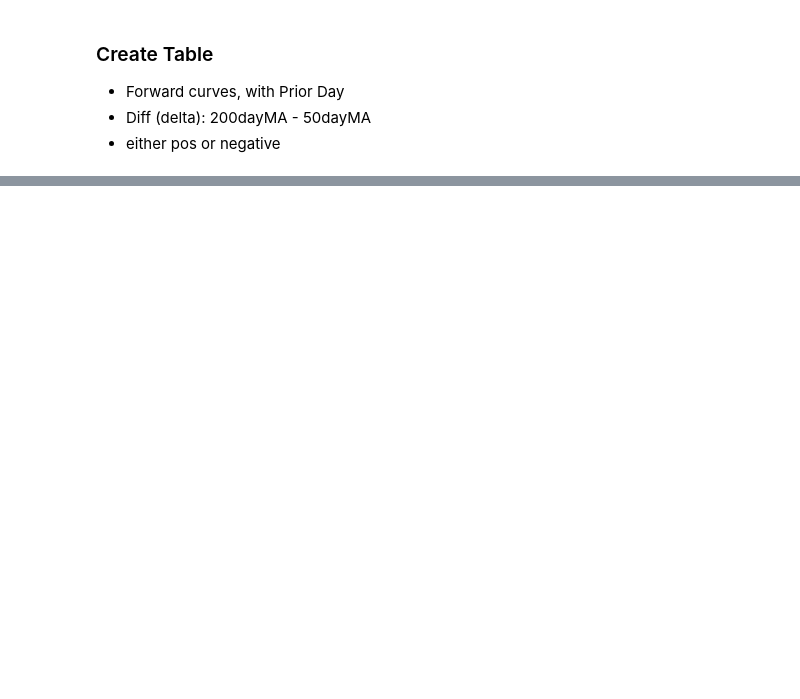
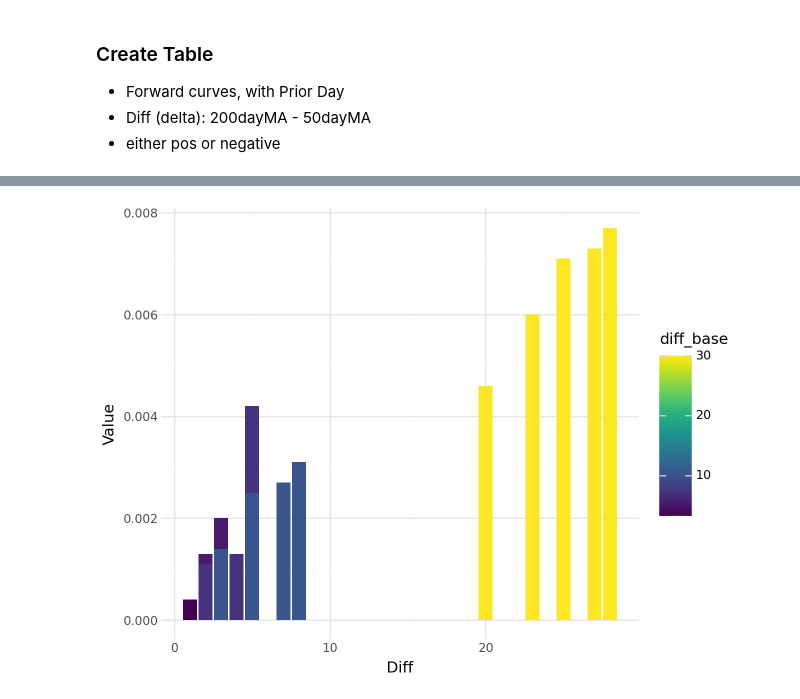
Before and after one commit to IMTorgOpenDataTools/macroecon-wrappy, a Jupyter notebook: notebooks/review_treasuries.ipynb, the cells around one changed output, grey strips where cells are left out. Saved outputs shown, nothing was run; the diff lists cells and outputs as text; code cells hidden in the pictures; blank space fills up the shorter version.

```diff
--- a/notebooks/review_treasuries.ipynb
+++ b/notebooks/review_treasuries.ipynb
@@ -723,0 +861,15 @@ results = get_futures_interests_curve_analytics(df_curve_from_historical)
+# %%
+diff = [item for item in results['diff_current'].keys()]
+diff_base = [int(item.split('-')[0].split('_')[1]) for item in results['diff_current'].keys()]
+diff_sub = [int(item.split('-')[1].split('_')[1]) for item in results['diff_current'].keys()]
+val = [item for item in results['diff_current'].values()]
+tmp = pd.DataFrame(
+    {
+        'diff': diff,
+        'diff_base': diff_base,
+        'diff_sub': diff_sub,
+        'val': val
+    }
+)
+tmp['tenor_diff'] = tmp['diff_base'] - tmp['diff_sub']
+tmp.sort_values(by='val', inplace=True, ascending=False)
@@ -723,0 +885,12 @@ results = get_futures_interests_curve_analytics(df_curve_from_historical)
+# %%
+from plotnine import ggplot, aes, geom_line, labs, theme_minimal, scale_x_datetime, geom_col
+
+col_plot = (
+    ggplot(tmp, aes(x='tenor_diff', y='val', fill='diff_base'))
+    + geom_col(show_legend=True)
+    + labs(x='Diff', y='Value')
+    + theme_minimal()
+)
+col_plot
+# %% [output]
+[figure, added]
```
Also changed, not shown: parts of 18 cells of this notebook.
